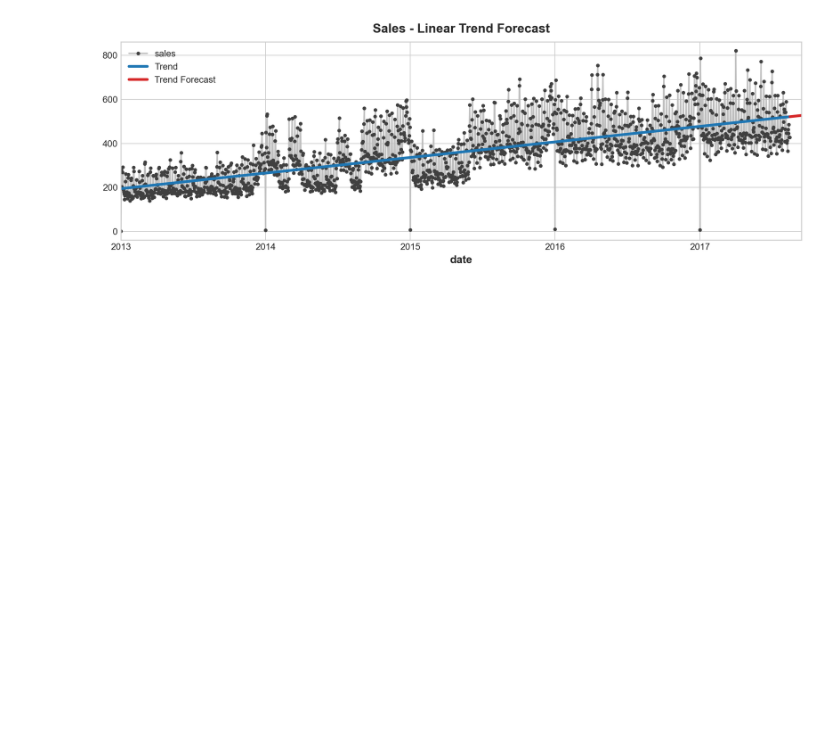
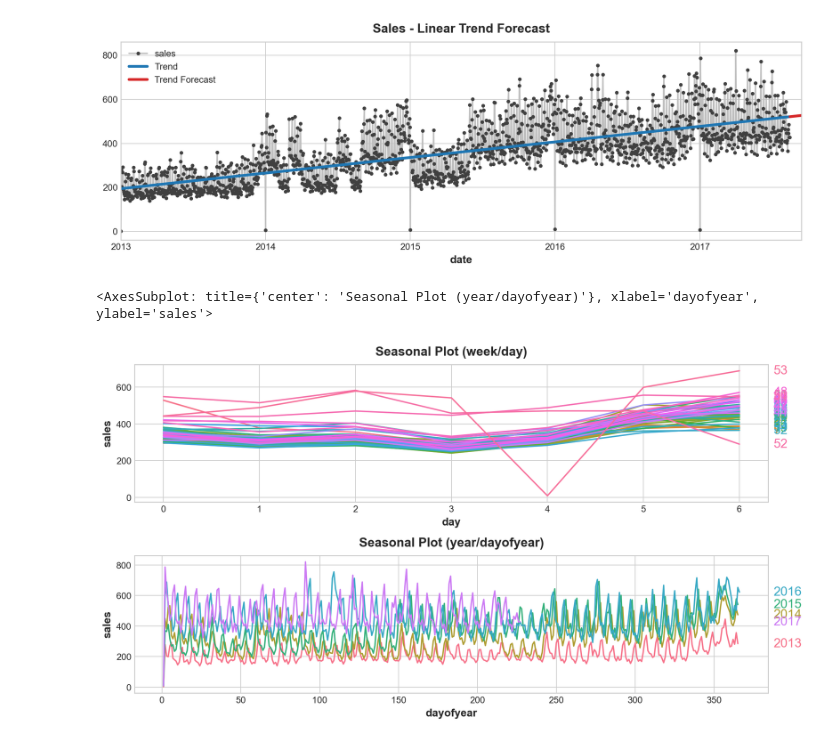
Before and after one commit to rohovskoi/store_sales_supervised_ml, a Jupyter notebook: store_sales_test.ipynb, the cells around one changed output. Saved outputs shown, nothing was run; the diff lists cells and outputs as text; code cells hidden in the pictures; blank space fills up the shorter version.

```diff
--- a/store_sales_test.ipynb
+++ b/store_sales_test.ipynb
@@ -262,0 +331,16 @@ _ = ax.legend()
+# %%
+X = avg_sales.copy()
+
+# days within a week
+X["day"] = X.index.dayofweek  # the x-axis (freq)
+X["week"] = X.index.week  # the seasonal period (period)
+
+# days within a year
+X["dayofyear"] = X.index.dayofyear
+X["year"] = X.index.year
+fig, (ax0, ax1) = plt.subplots(2, 1, figsize=(11, 6))
+seasonal_plot(X, y="sales", period="week", freq="day", ax=ax0)
+seasonal_plot(X, y="sales", period="year", freq="dayofyear", ax=ax1)
+# %% [output]
+<AxesSubplot: title={'center': 'Seasonal Plot (year/dayofyear)'}, xlabel='dayofyear', ylabel='sales'>
+[figure, added]
```
Also changed, not shown: parts of 2 cells of this notebook.
